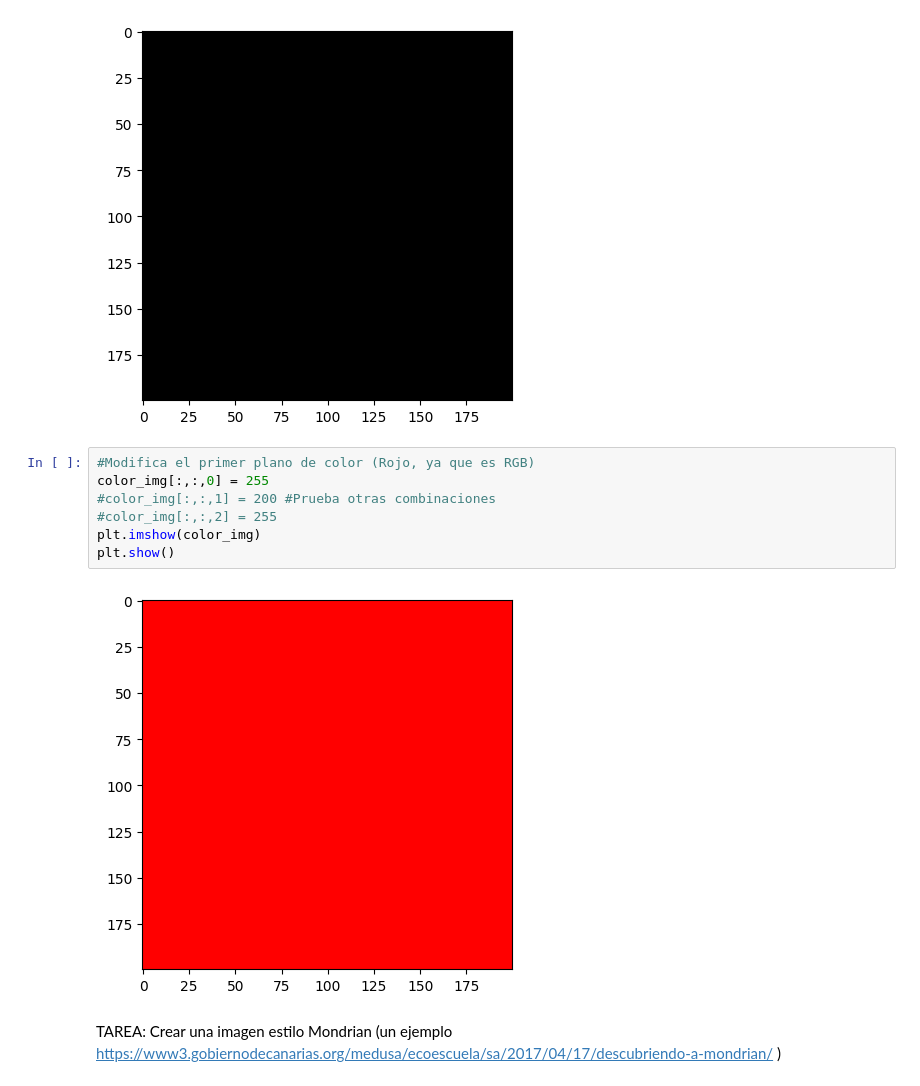
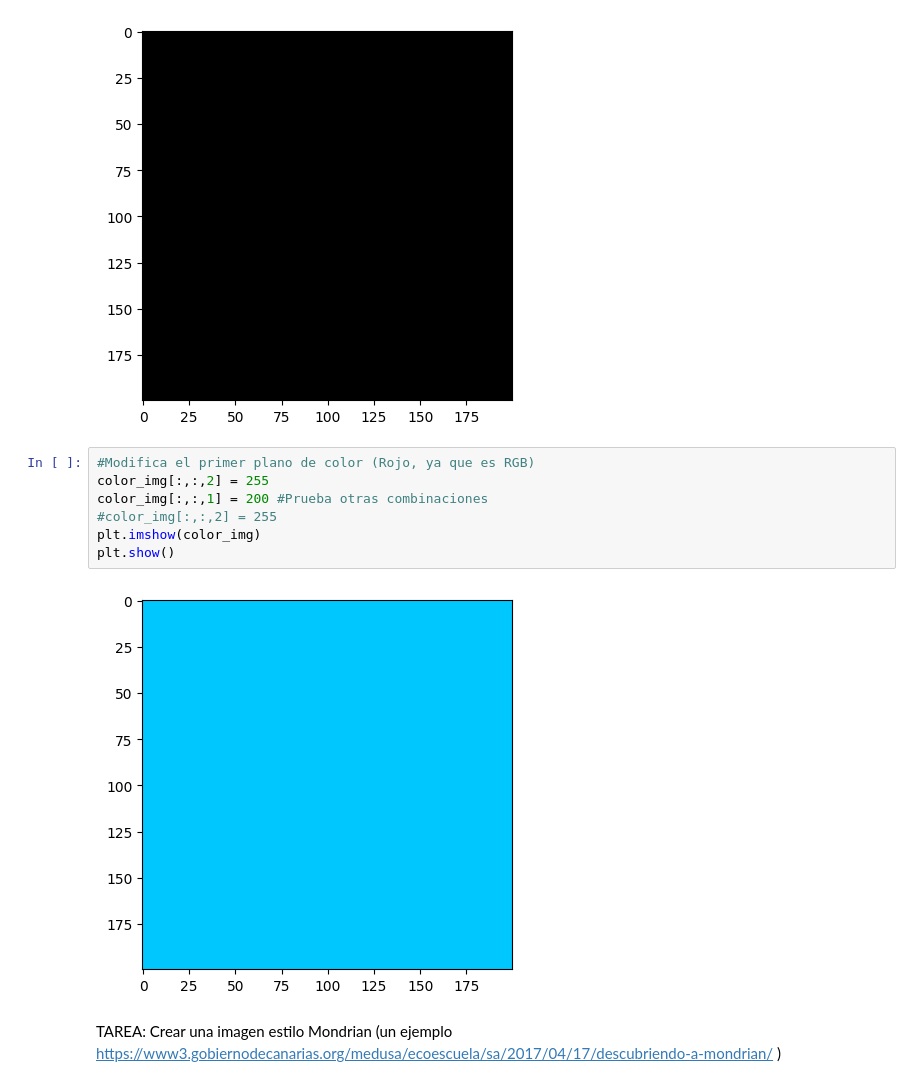
Before and after one commit to AcoranGonzalezMoray/VisionArtificial, a Jupyter notebook: Práctica_1 Anaconda/VC_P1.ipynb, the cells around one changed output. Saved outputs shown, nothing was run; the diff lists cells and outputs as text.

```diff
--- a/Práctica_1 Anaconda/VC_P1.ipynb
+++ b/Práctica_1 Anaconda/VC_P1.ipynb
@@ -124,13 +121,13 @@ plt.show()
 [figure]
 # %%
 #Modifica el primer plano de color (Rojo, ya que es RGB)
-color_img[:,:,0] = 255
-#color_img[:,:,1] = 200 #Prueba otras combinaciones
+color_img[:,:,2] = 255
+color_img[:,:,1] = 200 #Prueba otras combinaciones
 #color_img[:,:,2] = 255
 plt.imshow(color_img)
 plt.show()
 # %% [output]
-[figure, old version]
+[figure, new version]
 # %% [markdown]
 TAREA: Crear una imagen estilo Mondrian (un ejemplo https://www3.gobiernodecanarias.org/medusa/ecoescuela/sa/2017/04/17/descubriendo-a-mondrian/ )
 # %%
```
Also changed, not shown: parts of 10 cells of this notebook, 1 other file.
